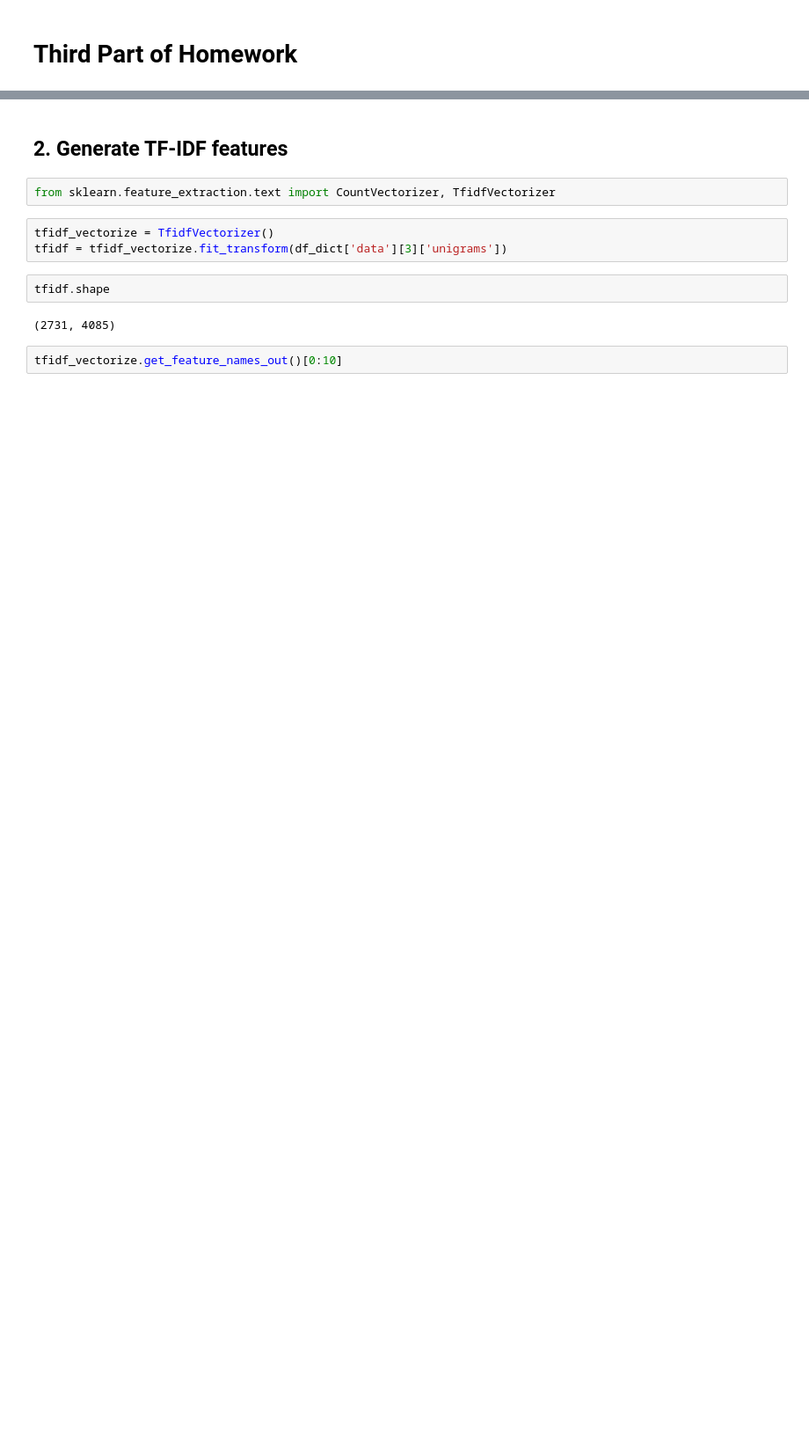
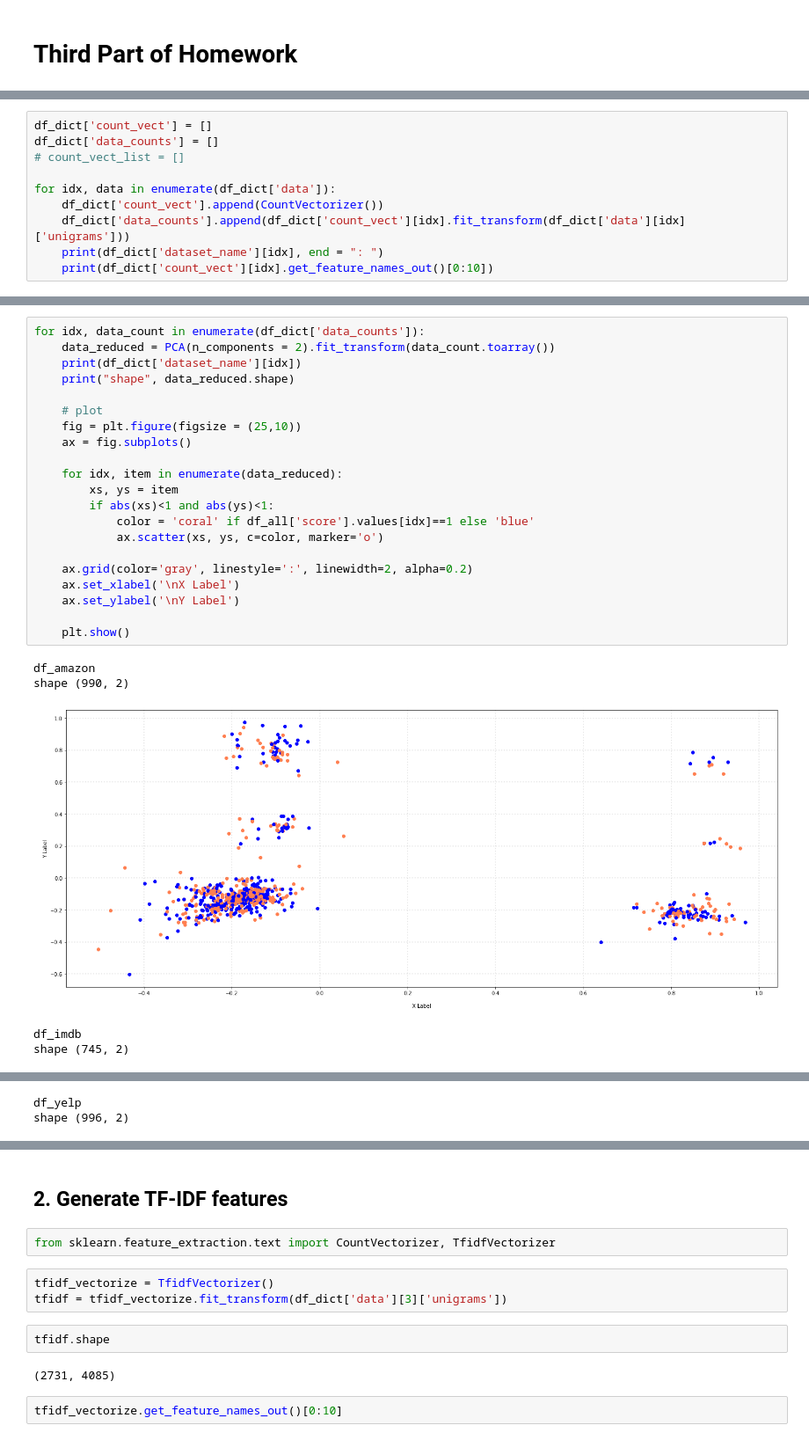
Before and after one commit to yakachang/DM2021-Lab1-Homework, a Jupyter notebook: DM2021-Lab1-Homework.ipynb, the cells around one changed output, grey strips where cells are left out. Shown at 88% size. Saved outputs shown, nothing was run; the diff lists cells and outputs as text; blank space fills up the shorter version.

```diff
--- a/DM2021-Lab1-Homework.ipynb
+++ b/DM2021-Lab1-Homework.ipynb
@@ -498,0 +530,10 @@ Cosine Similarity using count bw 3 and 3: 1.000000
+# %%
+df_dict['count_vect'] = []
+df_dict['data_counts'] = []
+# count_vect_list = []
+
+for idx, data in enumerate(df_dict['data']):
+    df_dict['count_vect'].append(CountVectorizer())
+    df_dict['data_counts'].append(df_dict['count_vect'][idx].fit_transform(df_dict['data'][idx]['unigrams']))
+    print(df_dict['dataset_name'][idx], end = ": ")
+    print(df_dict['count_vect'][idx].get_feature_names_out()[0:10])
@@ -498,0 +551,27 @@ Cosine Similarity using count bw 3 and 3: 1.000000
+# %%
+for idx, data_count in enumerate(df_dict['data_counts']):
+    data_reduced = PCA(n_components = 2).fit_transform(data_count.toarray())
+    print(df_dict['dataset_name'][idx])
+    print("shape", data_reduced.shape)
+
+    # plot
+    fig = plt.figure(figsize = (25,10))
+    ax = fig.subplots()
+
+    for idx, item in enumerate(data_reduced):
+        xs, ys = item
+        if abs(xs)<1 and abs(ys)<1:
+            color = 'coral' if df_all['score'].values[idx]==1 else 'blue'
+            ax.scatter(xs, ys, c=color, marker='o')
+
+    ax.grid(color='gray', linestyle=':', linewidth=2, alpha=0.2)
+    ax.set_xlabel('\nX Label')
+    ax.set_ylabel('\nY Label')
+
+    plt.show()
+# %% [output]
+df_amazon
+shape (990, 2)
+[figure, added]
+df_imdb
+shape (745, 2)
@@ -498,0 +579,2 @@ Cosine Similarity using count bw 3 and 3: 1.000000
+df_yelp
+shape (996, 2)
```
Also changed, not shown: parts of 34 cells of this notebook.
